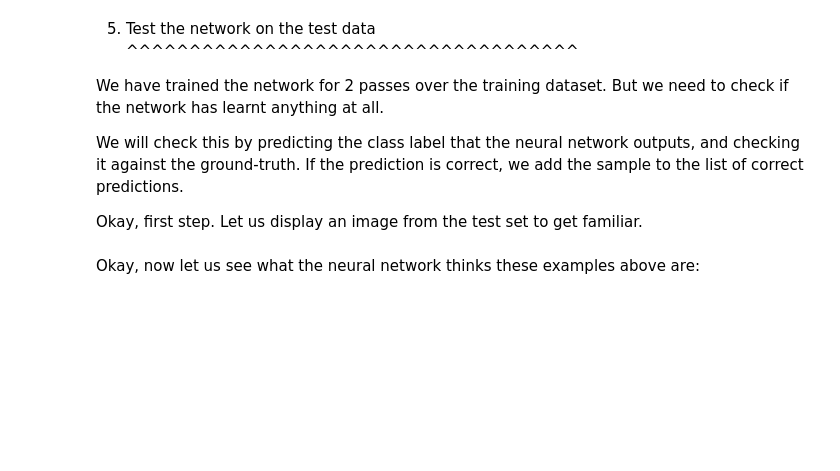
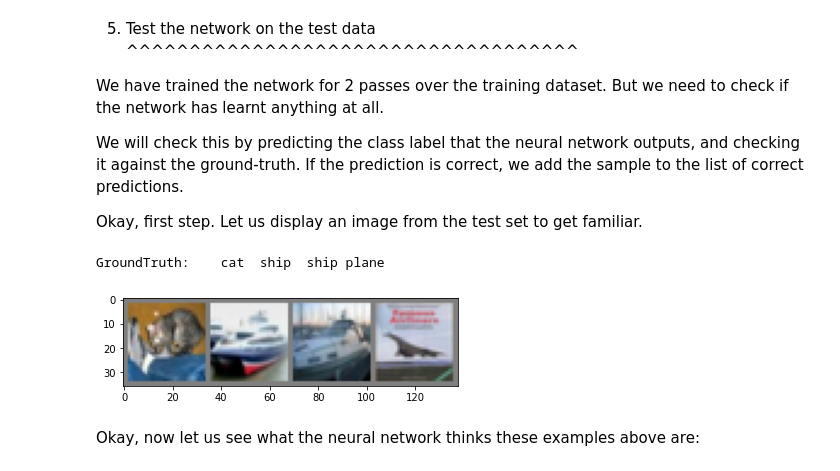
Before and after one commit to GajananKuchgave/EVA8_Assignments, a Jupyter notebook: Assignment_6/Session_6_Advance_Concept.ipynb, the cells around one changed output. Drawn from its saved outputs; the diff is of its cells as text; code cells hidden in the pictures; blank space fills up the shorter version.

```diff
--- a/Assignment_6/Session_6_Advance_Concept.ipynb
+++ b/Assignment_6/Session_6_Advance_Concept.ipynb
@@ -205,11 +215,14 @@ correct, we add the sample to the list of correct predictions.
 Okay, first step. Let us display an image from the test set to get familiar.
 # %%
 dataiter = iter(testloader)
-images, labels = dataiter.next()
+images, labels = next(dataiter)
 
 # print images
 imshow(torchvision.utils.make_grid(images))
 print('GroundTruth: ', ' '.join('%5s' % classes[labels[j]] for j in range(4)))
+# %% [output]
+GroundTruth:    cat  ship  ship plane
+[figure, added]
 # %% [markdown]
 Okay, now let us see what the neural network thinks these examples above are:
 # %%
```
Also changed, not shown: parts of 11 cells of this notebook.
